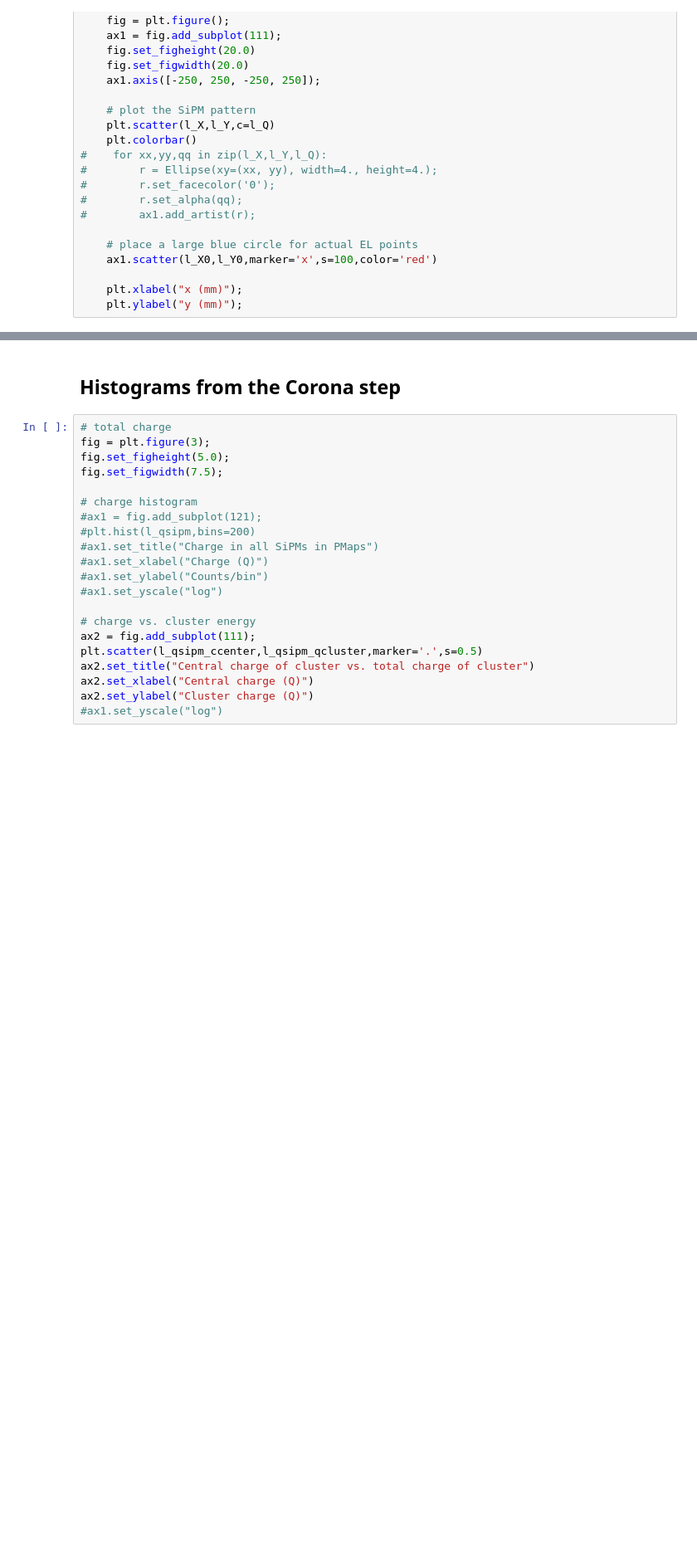
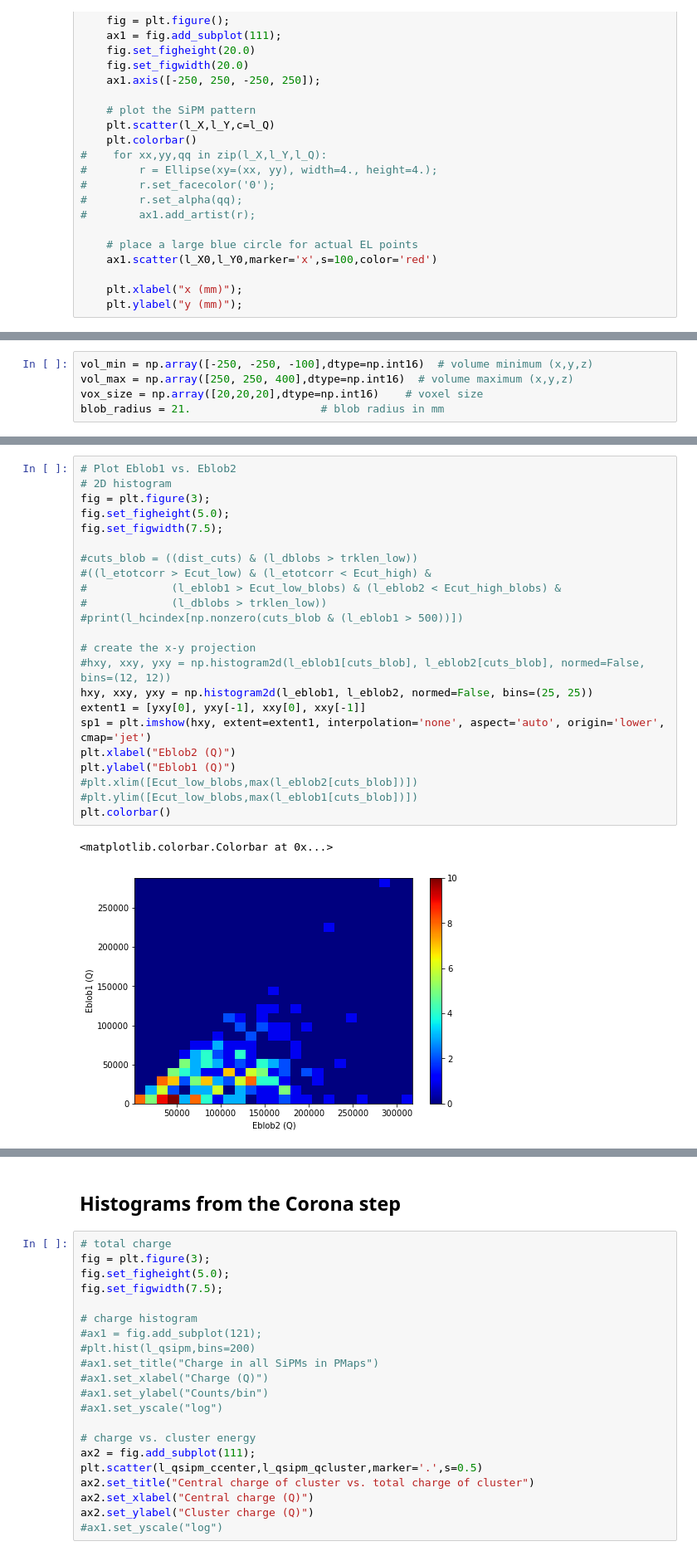
Before and after one commit to paolafer/ICARO, a Jupyter notebook: invisible_cities/utils/analysis_Th.ipynb, the cells around one changed output, grey strips where cells are left out. Shown at 83% size. Cells and saved outputs as stored; diff of their text form; blank space fills up the shorter version.

```diff
--- a/invisible_cities/utils/analysis_Th.ipynb
+++ b/invisible_cities/utils/analysis_Th.ipynb
@@ -341,0 +367,5 @@ plt.ylabel('Energy (Q)')
+# %%
+vol_min = np.array([-250, -250, -100],dtype=np.int16)  # volume minimum (x,y,z)
+vol_max = np.array([250, 250, 400],dtype=np.int16)  # volume maximum (x,y,z)
+vox_size = np.array([20,20,20],dtype=np.int16)    # voxel size
+blob_radius = 21.                    # blob radius in mm
@@ -341,0 +433,26 @@ plt.ylabel('Energy (Q)')
+# %%
+# Plot Eblob1 vs. Eblob2
+# 2D histogram
+fig = plt.figure(3);
+fig.set_figheight(5.0);
+fig.set_figwidth(7.5);
+
+#cuts_blob = ((dist_cuts) & (l_dblobs > trklen_low))
+#((l_etotcorr > Ecut_low) & (l_etotcorr < Ecut_high) &
+#             (l_eblob1 > Ecut_low_blobs) & (l_eblob2 < Ecut_high_blobs) &
+#             (l_dblobs > trklen_low))
+#print(l_hcindex[np.nonzero(cuts_blob & (l_eblob1 > 500))])
+
+# create the x-y projection
+#hxy, xxy, yxy = np.histogram2d(l_eblob1[cuts_blob], l_eblob2[cuts_blob], normed=False, bins=(12, 12))
+hxy, xxy, yxy = np.histogram2d(l_eblob1, l_eblob2, normed=False, bins=(25, 25))
+extent1 = [yxy[0], yxy[-1], xxy[0], xxy[-1]]
+sp1 = plt.imshow(hxy, extent=extent1, interpolation='none', aspect='auto', origin='lower', cmap='jet')
+plt.xlabel("Eblob2 (Q)")
+plt.ylabel("Eblob1 (Q)")
+#plt.xlim([Ecut_low_blobs,max(l_eblob2[cuts_blob])])
+#plt.ylim([Ecut_low_blobs,max(l_eblob1[cuts_blob])])
+plt.colorbar()
+# %% [output]
+<matplotlib.colorbar.Colorbar at 0x...>
+[figure, added]
```
Also changed, not shown: parts of 18 cells of this notebook.
